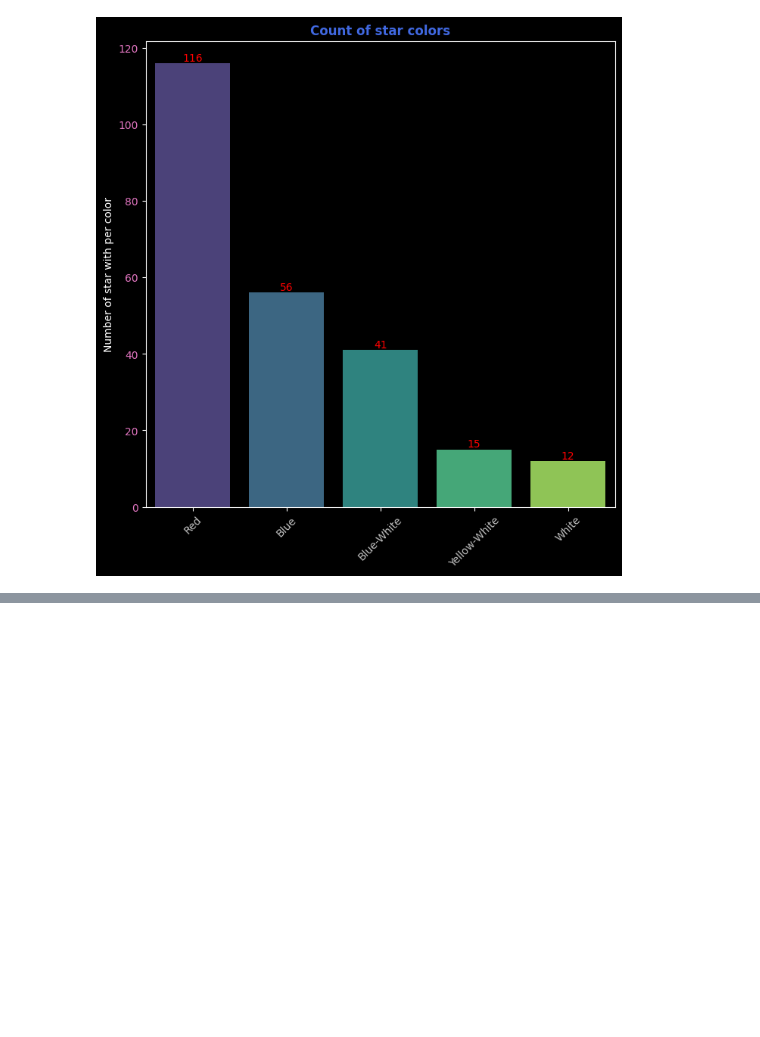
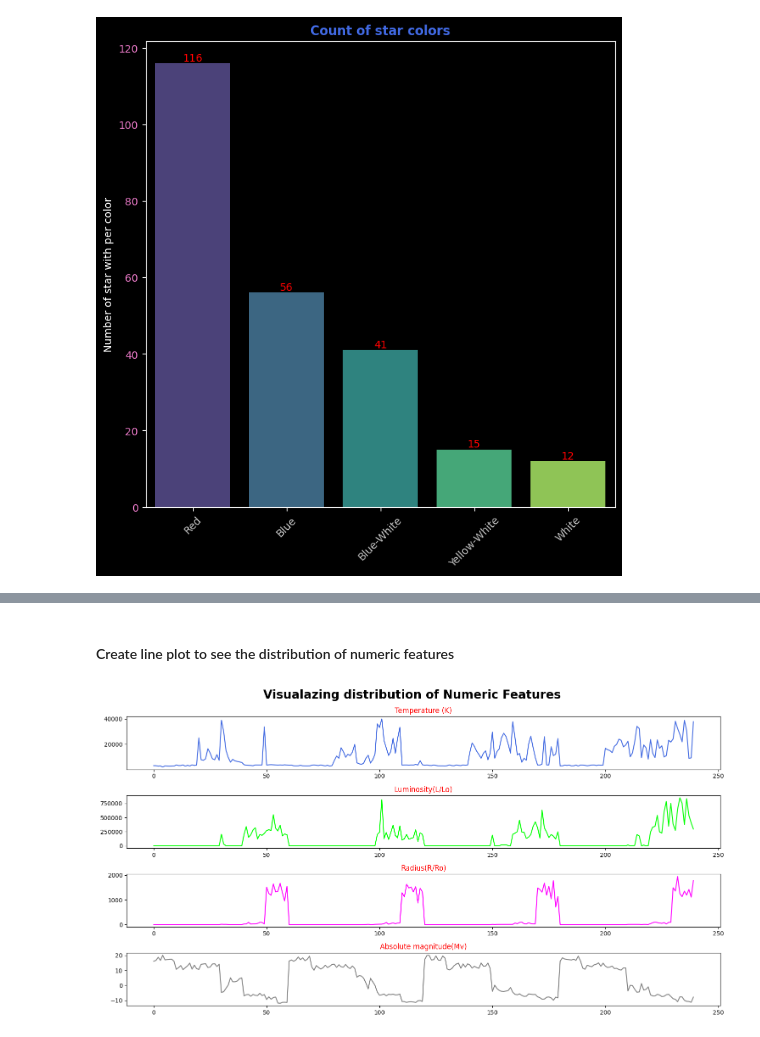
Before and after one commit to Simone-Smaldore/Astronomical-Data-Analysis, a Jupyter notebook: Astronomical Data Analysis.ipynb, the cells around one changed output, grey strips where cells are left out. Cells and saved outputs as stored; diff of their text form; code cells hidden in the pictures; blank space fills up the shorter version.

```diff
--- a/Astronomical Data Analysis.ipynb
+++ b/Astronomical Data Analysis.ipynb
@@ -105,0 +136,16 @@ plt.show()
+# %% [markdown]
+#### Create line plot to see the distribution of numeric features
+# %%
+colors=['royalblue', 'lime', 'magenta', 'gray']
+
+plt.figure(figsize=(15,8))
+plt.suptitle('Visualazing distribution of Numeric Features', fontsize=20, weight='bold')
+for i in range(4):
+    plt.subplot(4, 1, i+1)
+    plt.plot(df_astronomical_data.iloc[:, i], color=colors[i])
+    plt.title(df_astronomical_data.columns[i], color='red')
+plt.tight_layout()
+plt.savefig('plots/distribution_numeric_features.png')
+plt.show()
+# %% [output]
+[figure, added]
```
Also changed, not shown: parts of 10 cells of this notebook, 3 other files.
